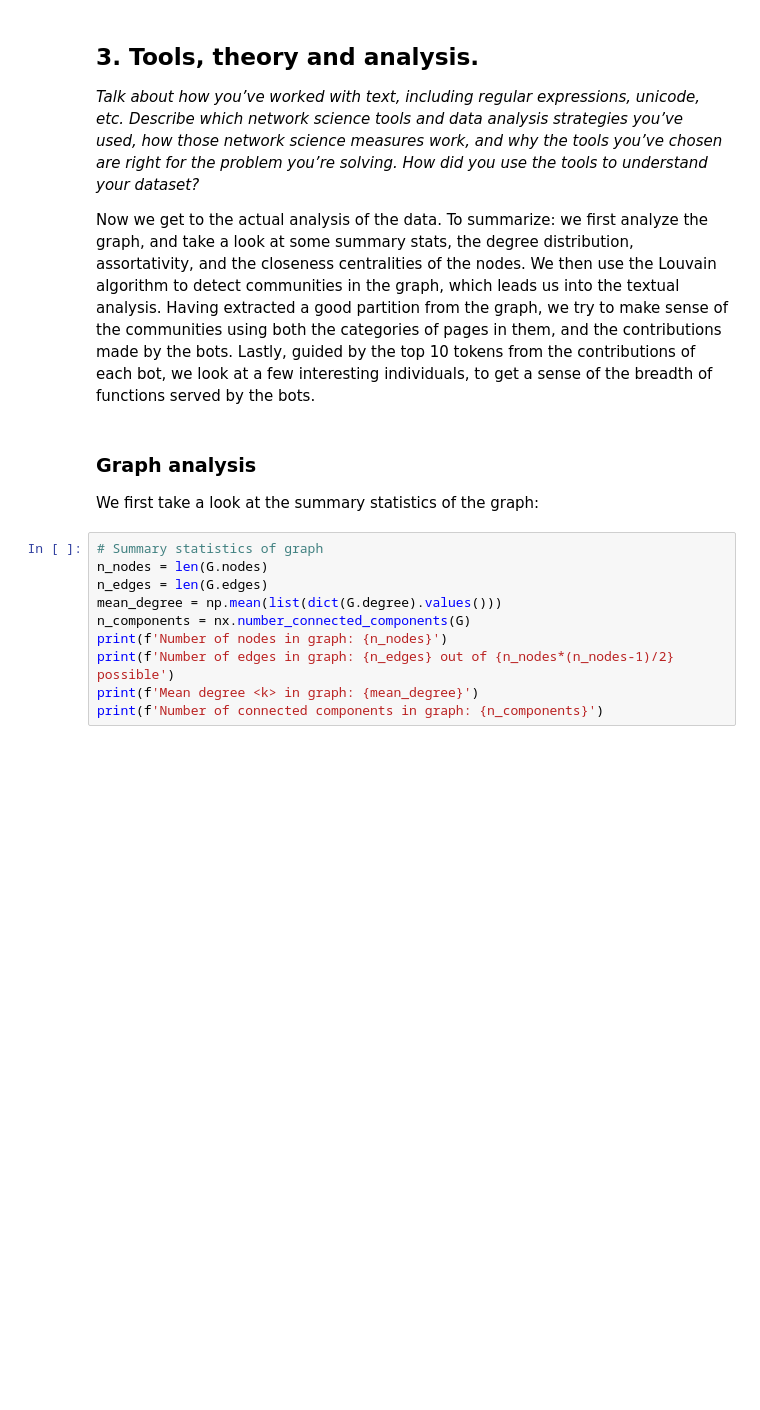
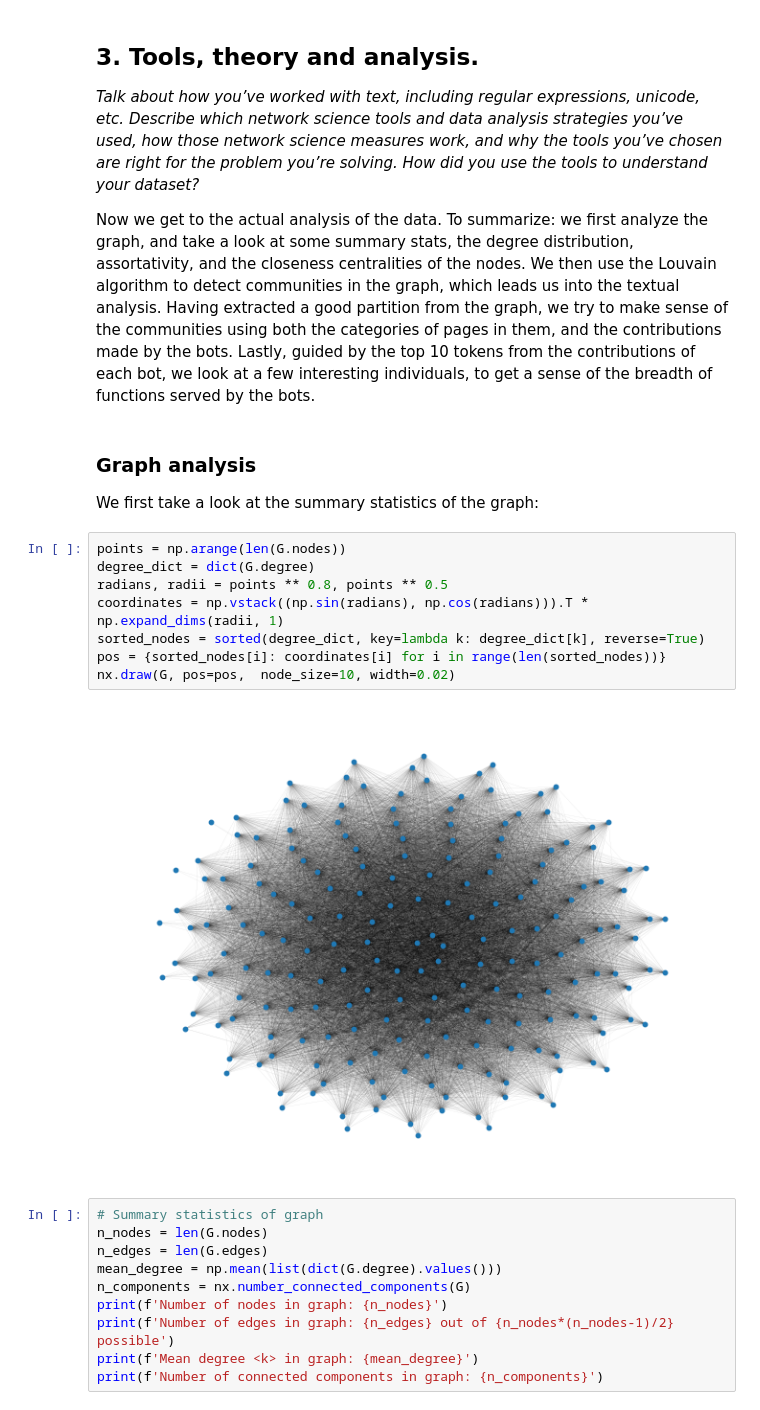
Before and after one commit to CSS-project-02467/CSS_Project, a Jupyter notebook: wikipedia.ipynb, the cells around one changed output. Saved outputs shown, nothing was run; the diff lists cells and outputs as text; blank space fills up the shorter version.

```diff
--- a/wikipedia.ipynb
+++ b/wikipedia.ipynb
@@ -103,6 +103,16 @@ Now we get to the actual analysis of the data. To summarize: we first analyze th
 ### Graph analysis
 
 We first take a look at the summary statistics of the graph:
+# %%
+points = np.arange(len(G.nodes))
+degree_dict = dict(G.degree)
+radians, radii = points ** 0.8, points ** 0.5
+coordinates = np.vstack((np.sin(radians), np.cos(radians))).T * np.expand_dims(radii, 1)
+sorted_nodes = sorted(degree_dict, key=lambda k: degree_dict[k], reverse=True)
+pos = {sorted_nodes[i]: coordinates[i] for i in range(len(sorted_nodes))}
+nx.draw(G, pos=pos,  node_size=10, width=0.02)
+# %% [output]
+[figure, added]
 # %%
 # Summary statistics of graph
 n_nodes = len(G.nodes)
```
